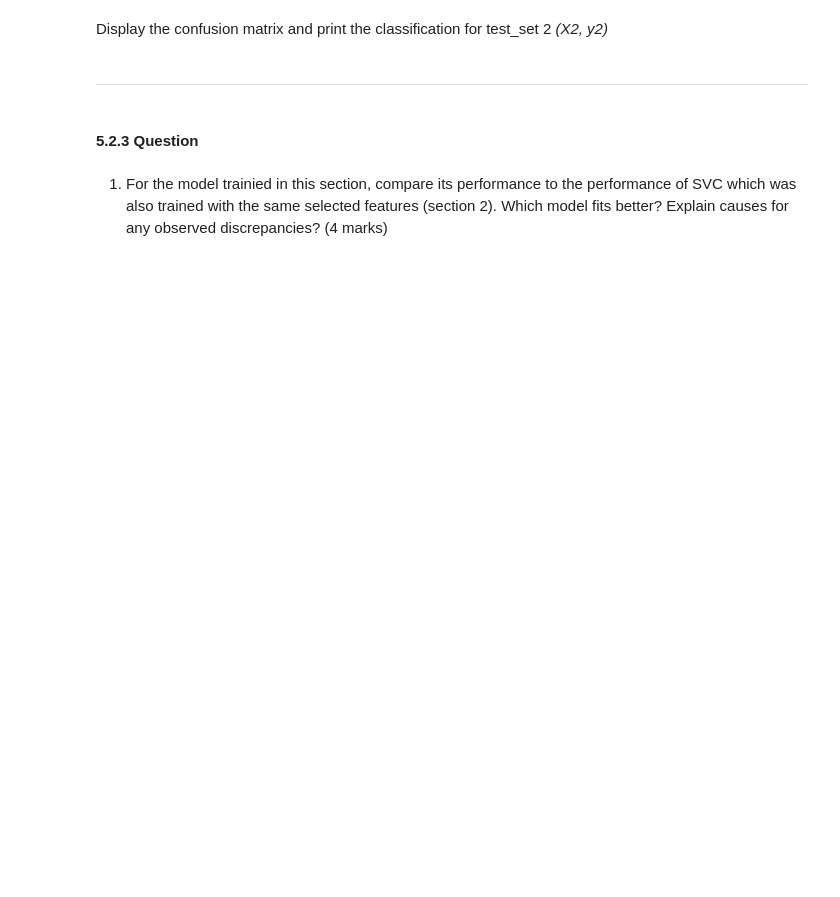
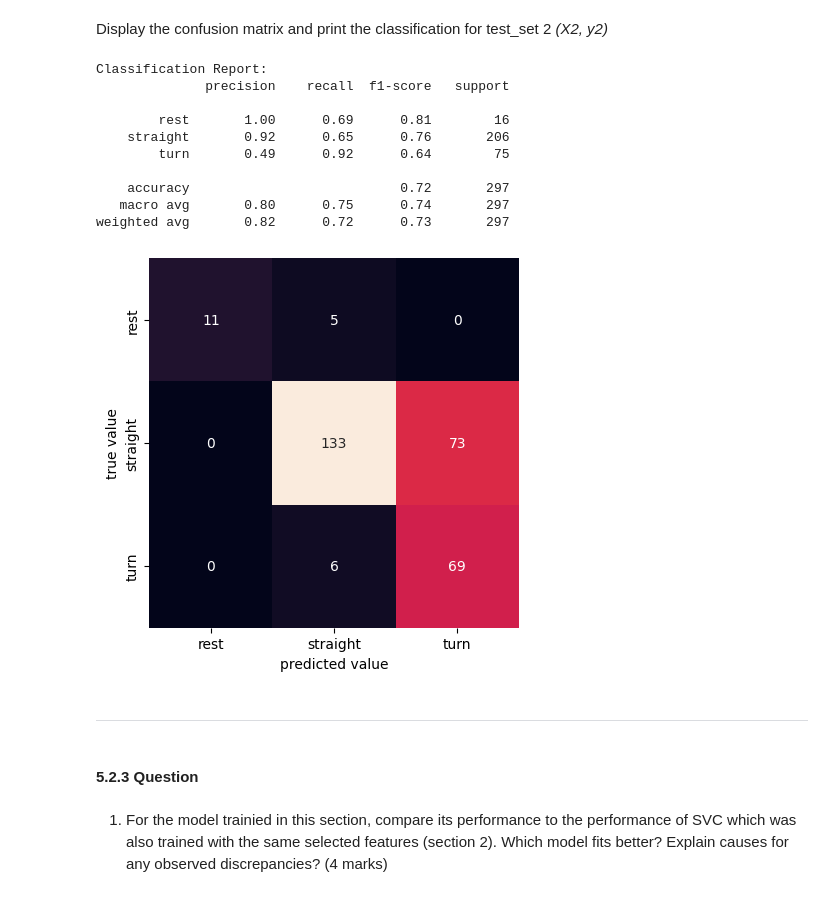
Before and after one commit to TonnyChuwa/engg680_2024_fall, a Jupyter notebook: Lab_Assignment4/Assignment 4.ipynb, the cells around one changed output. Saved outputs shown, nothing was run; the diff lists cells and outputs as text; code cells hidden in the pictures; blank space fills up the shorter version.

```diff
--- a/Lab_Assignment4/Assignment 4.ipynb
+++ b/Lab_Assignment4/Assignment 4.ipynb
@@ -1367,8 +1369,8 @@ X1.head(2)
 | 1 | 0.000001 | 9.243000e-08 | 9.788127 | 9.802481 | 8.871433e-10 |
 # %%
 # TODO - Load the target vector from test_set2 into y2, and the selected features from test_set2 into X2
-# y2 =
-# X2 =
+y2 = test_set2['motion_state']
+X2 = test_set2[selected_columns].dropna(axis=1, how='all')
 X2.head(2)
 # %% [output]
 |  | ax_var | ay_var | az_sum | a_sum | gz_var |
@@ -1395,3 +1420,25 @@ Display the confusion matrix and print the classification for test_set 2 *(X2, y
+# %%
+# TODO - Display confusion matrix and print classification report for (X2, y2)
+
+conf_mat = confusion_matrix(y2, y2_pred)
+sns.heatmap(conf_mat, xticklabels=['rest', 'straight', 'turn'],  yticklabels=['rest', 'straight', 'turn'], square=True, annot=True, cbar=False, fmt='d')
+plt.xlabel('predicted value')
+plt.ylabel('true value')
+
+print("Classification Report:")
+print(classification_report(y2, y2_pred))
+# %% [output]
+Classification Report:
+              precision    recall  f1-score   support
+
+        rest       1.00      0.69      0.81        16
+    straight       0.92      0.65      0.76       206
+        turn       0.49      0.92      0.64        75
+
+    accuracy                           0.72       297
+   macro avg       0.80      0.75      0.74       297
+weighted avg       0.82      0.72      0.73       297
+[figure, added]
 # %% [markdown]
 ___
 # %% [markdown]
```
Also changed, not shown: parts of 17 cells of this notebook.
